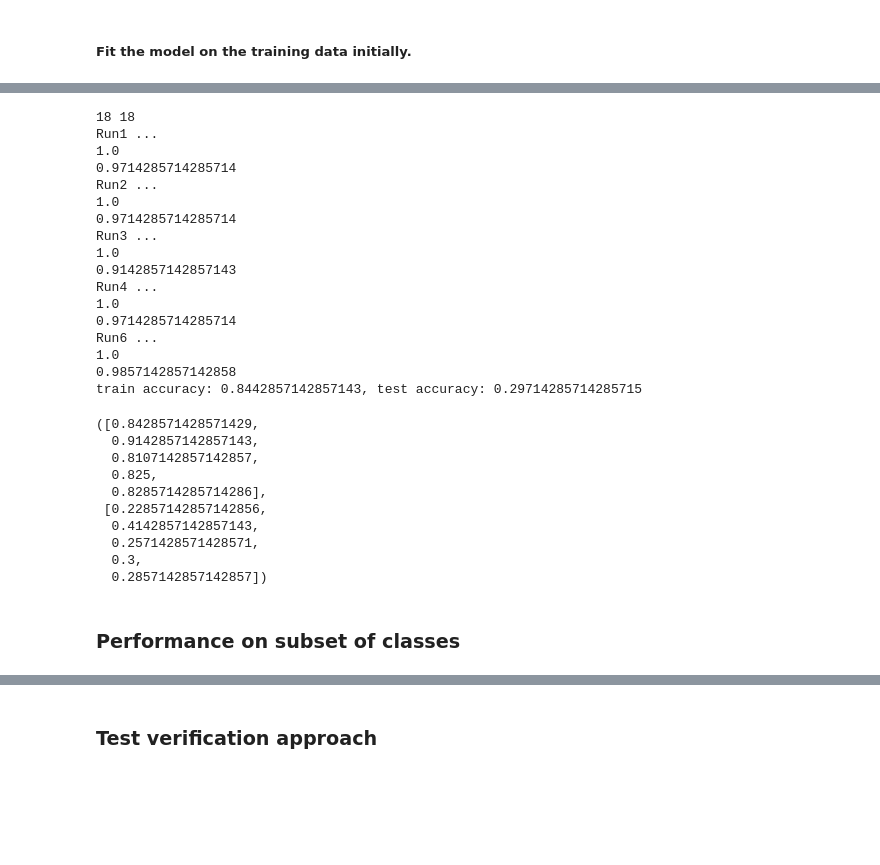
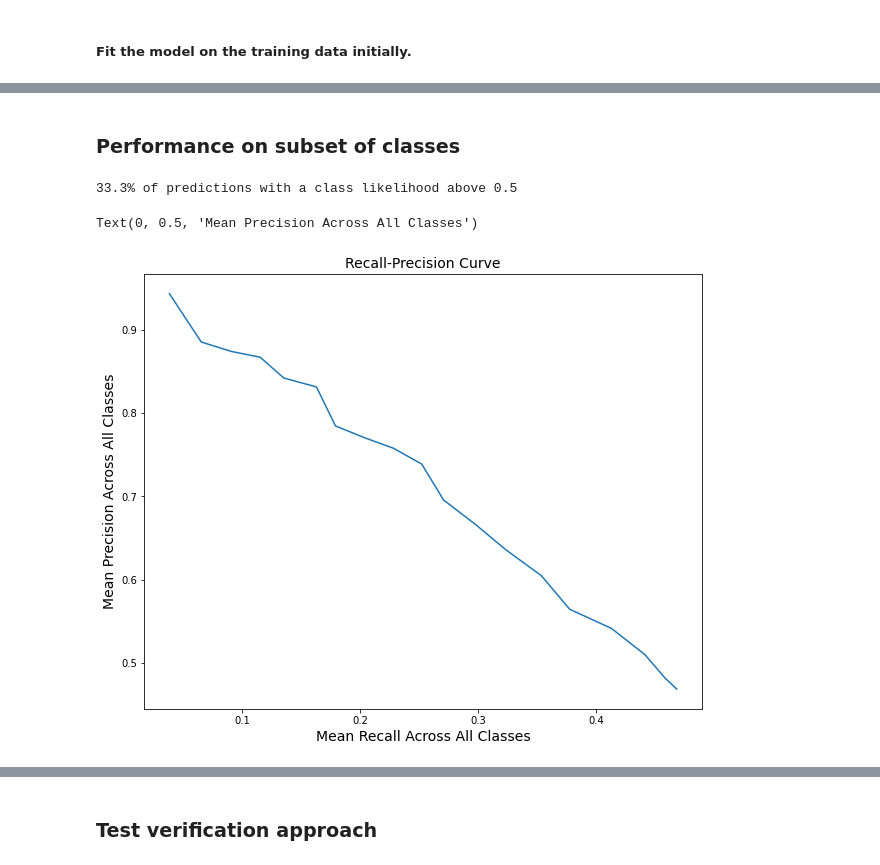
Before and after one commit to BRomans/IdMind, a Jupyter notebook: svm_classifier.ipynb, the cells around one changed output, grey strips where cells are left out. Cells and saved outputs as stored; diff of their text form; code cells hidden in the pictures; blank space fills up the shorter version.

Commit message:
implemented probability threshold and precision-recall curve

```diff
--- a/svm_classifier.ipynb
+++ b/svm_classifier.ipynb
@@ -83,14 +83,16 @@ class SVM_one_v_all:
 
     self.svm_list = svm_list
 
-  def predict(self, x_test, verbose=True, class_ver=None):
+  def predict(self, x_test, verbose=True, class_ver=None, return_probs=False):
     """ Predict the class label, given observed feature values
     Input:
-      x_test      2D array of feature values.
-      verbose     boolean, if set to True then each class label is printed when its respective classifier is being evaluated.
-      class_ver   integer (class), if specified then the model verifies (predicts) whether each sample is from the specified class or not, rather than identifying the class.
+      x_test        2D array of feature values.
+      verbose       boolean, if set to True then each class label is printed when its respective classifier is being evaluated.
+      class_ver     integer (class), if specified then the model verifies (predicts) whether each sample is from the specified class or not, rather than identifying the class.
+      return_probs  boolean, if set to true then the probabilities are returned as well as the class predictions.
     Returns:
       preds       1D array of class predictions.
+      probs       1D array of likelihoods for the predicted classes. Returned only if return_probs set to true in the call to predict().
     """
     class_values = self.class_values
 
@@ -114,7 +116,10 @@ class SVM_one_v_all:
     else:
       raise ValueError("verification is set to True, please supply class_ver.")
 
-    return preds
+    if return_probs:
+      return preds, max_probs
+    else:
+      return preds
 
   def grid_search(self, x_train, y_train, x_valid, y_valid, params, data_name=''):
     """ Fit & evaluate models using a given set of parameters. Write results to file.
@@ -380,56 +367,52 @@ svm_final_debug = SVM_one_v_all(random_state=0, C=10.0, kernel='rbf', degree=2,
 svm_final_debug.fit(x_train_18, y_train_18, verbose=False)
 # %%
 svm_final_debug.add_test_class(x_train[y_train==18,:], y_train[y_train==3], id_train[y_train==18,:])
-# %% [output]
-18 18
-Run1 ...
-1.0
-0.9714285714285714
-Run2 ...
-1.0
-0.9714285714285714
-Run3 ...
-1.0
-0.9142857142857143
-Run4 ...
-1.0
-0.9714285714285714
-Run6 ...
-1.0
-0.9857142857142858
-train accuracy: 0.8442857142857143, test accuracy: 0.29714285714285715
-([0.8428571428571429,
-  0.9142857142857143,
-  0.8107142857142857,
-  0.825,
-  0.8285714285714286],
- [0.22857142857142856,
-  0.4142857142857143,
-  0.2571428571428571,
-  0.3,
-  0.2857142857142857])
 # %% [markdown]
 ### Performance on subset of classes
 # %%
 ### Test performance when number of partipicants/identities to predict is lower.
-n_classes = 10
+n_classes = 20
 x_train_subset = x_train[y_train < n_classes]
 y_train_subset = y_train[y_train < n_classes]
 x_valid_subset = x_valid[y_valid < n_classes]
 y_valid_subset = y_valid[y_valid < n_classes]
 
-params = {'kernel':['rbf'], 'C':[10.0], 'gamma':['scale'], 'degree':[2]}
+params = {'kernel':['rbf'], 'C':[100.0], 'gamma':['0.006'], 'degree':[2]}
 # params = {'kernel':['rbf'], 'C':[10.0], 'gamma':['scale'], 'degree':[2]}
 
 chosen_model = 17
 
 prev=time()
 
-svm = SVM_one_v_all(random_state=0, verification=True)
+svm = SVM_one_v_all(random_state=0)
 
 # svm.grid_search(x_train_subset, y_train_subset, x_valid_subset, y_valid_subset, params=params, data_name=str(chosen_model)+'-(2 classes)')
 
-svm.fit(x_train, y_train)
-svm.predict(x_train_subset, class_ver==0)
+svm.fit(x_train_subset, y_train_subset)
+y_pred = svm.predict(x_train_subset)
+y_pred_valid, y_probs_valid = svm.predict(x_valid_subset, return_probs=True)
 
 print(round(time()-prev, 5), " seconds")
+# %%
+threshold = 0.5
+print("{0:.1f}% of predictions with a class likelihood above {1}".format(100*sum(y_probs_valid>threshold)/len(y_probs_valid), threshold))
+
+precisions, recalls = [], []
+for threshold in np.linspace(0, 0.95, 20):
+  y_pred_threshold = y_pred_valid[y_probs_valid > threshold]
+  y_true_threshold = y_valid_subset[y_probs_valid > threshold]
+
+  y_pred_threshold_complete = [y if y_probs_valid[i] > threshold else -1 for i,y in enumerate(y_pred_valid)]
+
+  precisions.append(precision_score(y_true_threshold, y_pred_threshold, average='micro'))
+  recalls.append(recall_score(y_valid_subset, y_pred_threshold_complete, average='micro'))
+
+plt.figure(figsize=(10,8))
+plt.plot(recalls, precisions)
+plt.title("Recall-Precision Curve", size=14)
+plt.xlabel("Mean Recall Across All Classes",size=14)
+plt.ylabel("Mean Precision Across All Classes", size=14)
+# %% [output]
+33.3% of predictions with a class likelihood above 0.5
+Text(0, 0.5, 'Mean Precision Across All Classes')
+[figure, added]
```
Also changed, not shown: parts of 6 cells of this notebook.
